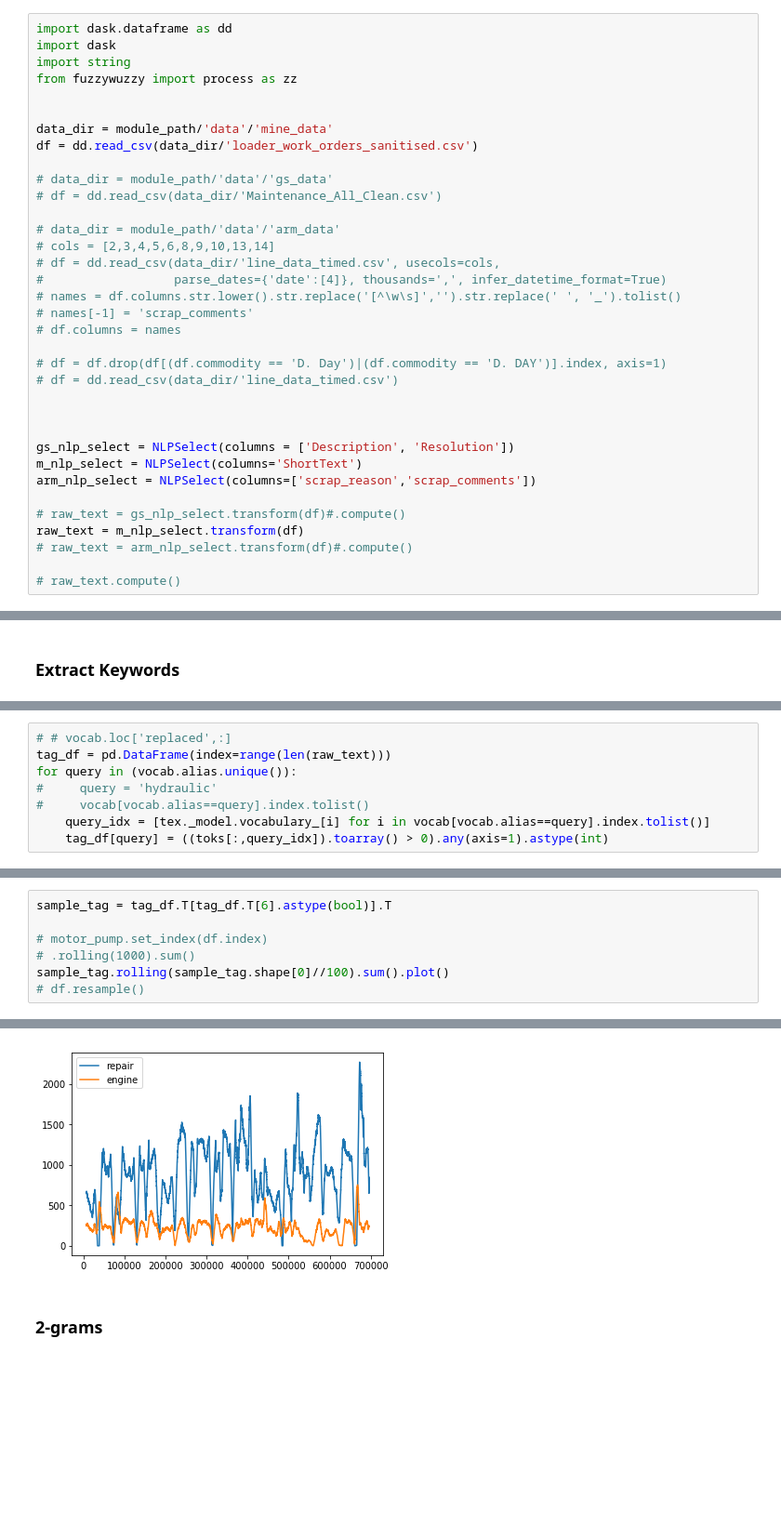
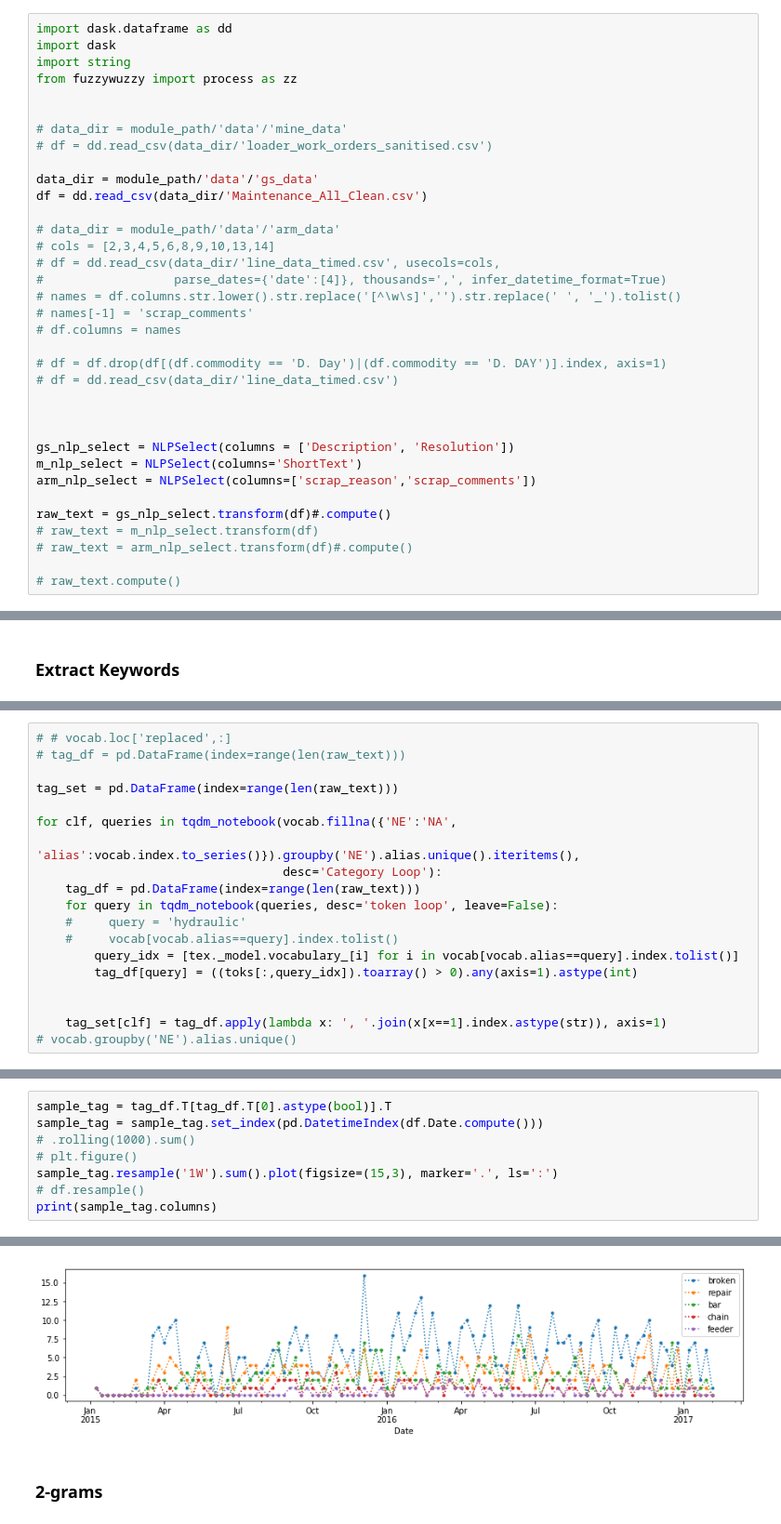
Before and after one commit to usnistgov/nestor, a Jupyter notebook: docs/dask_vocab.ipynb, the cells around one changed output, grey strips where cells are left out. Shown at 93% size. Saved outputs shown, nothing was run; the diff lists cells and outputs as text; blank space fills up the shorter version.

```diff
--- a/docs/dask_vocab.ipynb
+++ b/docs/dask_vocab.ipynb
@@ -32,11 +32,11 @@ import string
 from fuzzywuzzy import process as zz
 
 
-data_dir = module_path/'data'/'mine_data'
-df = dd.read_csv(data_dir/'loader_work_orders_sanitised.csv')
+# data_dir = module_path/'data'/'mine_data'
+# df = dd.read_csv(data_dir/'loader_work_orders_sanitised.csv')
 
-# data_dir = module_path/'data'/'gs_data'
-# df = dd.read_csv(data_dir/'Maintenance_All_Clean.csv')
+data_dir = module_path/'data'/'gs_data'
+df = dd.read_csv(data_dir/'Maintenance_All_Clean.csv')
 
 # data_dir = module_path/'data'/'arm_data'
 # cols = [2,3,4,5,6,8,9,10,13,14]
@@ -55,8 +55,8 @@ gs_nlp_select = NLPSelect(columns = ['Description', 'Resolution'])
 m_nlp_select = NLPSelect(columns='ShortText')
 arm_nlp_select = NLPSelect(columns=['scrap_reason','scrap_comments'])
 
-# raw_text = gs_nlp_select.transform(df)#.compute()
-raw_text = m_nlp_select.transform(df)
+raw_text = gs_nlp_select.transform(df)#.compute()
+# raw_text = m_nlp_select.transform(df)
 # raw_text = arm_nlp_select.transform(df)#.compute()
 
 # raw_text.compute()
@@ -105,8 +131,19 @@ total tags:  17
 # %%
 # # vocab.loc['replaced',:]
-tag_df = pd.DataFrame(index=range(len(raw_text)))
-for query in (vocab.alias.unique()):
-#     query = 'hydraulic'
-#     vocab[vocab.alias==query].index.tolist()
-    query_idx = [tex._model.vocabulary_[i] for i in vocab[vocab.alias==query].index.tolist()]
-    tag_df[query] = ((toks[:,query_idx]).toarray() > 0).any(axis=1).astype(int)
+# tag_df = pd.DataFrame(index=range(len(raw_text)))
+
+tag_set = pd.DataFrame(index=range(len(raw_text)))
+
+for clf, queries in tqdm_notebook(vocab.fillna({'NE':'NA',
+                                                'alias':vocab.index.to_series()}).groupby('NE').alias.unique().iteritems(),
+                                  desc='Category Loop'):
+    tag_df = pd.DataFrame(index=range(len(raw_text)))
+    for query in tqdm_notebook(queries, desc='token loop', leave=False):
+    #     query = 'hydraulic'
+    #     vocab[vocab.alias==query].index.tolist()
+        query_idx = [tex._model.vocabulary_[i] for i in vocab[vocab.alias==query].index.tolist()]
+        tag_df[query] = ((toks[:,query_idx]).toarray() > 0).any(axis=1).astype(int)
+
+
+    tag_set[clf] = tag_df.apply(lambda x: ', '.join(x[x==1].index.astype(str)), axis=1)
+# vocab.groupby('NE').alias.unique()
@@ -113,8 +200,9 @@ for query in (vocab.alias.unique()):
 # %%
-sample_tag = tag_df.T[tag_df.T[6].astype(bool)].T
-
-# motor_pump.set_index(df.index)
+sample_tag = tag_df.T[tag_df.T[0].astype(bool)].T
+sample_tag = sample_tag.set_index(pd.DatetimeIndex(df.Date.compute()))
 # .rolling(1000).sum()
-sample_tag.rolling(sample_tag.shape[0]//100).sum().plot()
+# plt.figure()
+sample_tag.resample('1W').sum().plot(figsize=(15,3), marker='.', ls=':')
 # df.resample()
+print(sample_tag.columns)
 # %% [output]
@@ -122,4 +210,4 @@ sample_tag.rolling(sample_tag.shape[0]//100).sum().plot()
-[figure, old version]
+[figure, new version]
 # %% [markdown]
 ### 2-grams
 # %%
```
Also changed, not shown: parts of 14 cells of this notebook, 2 other files.
